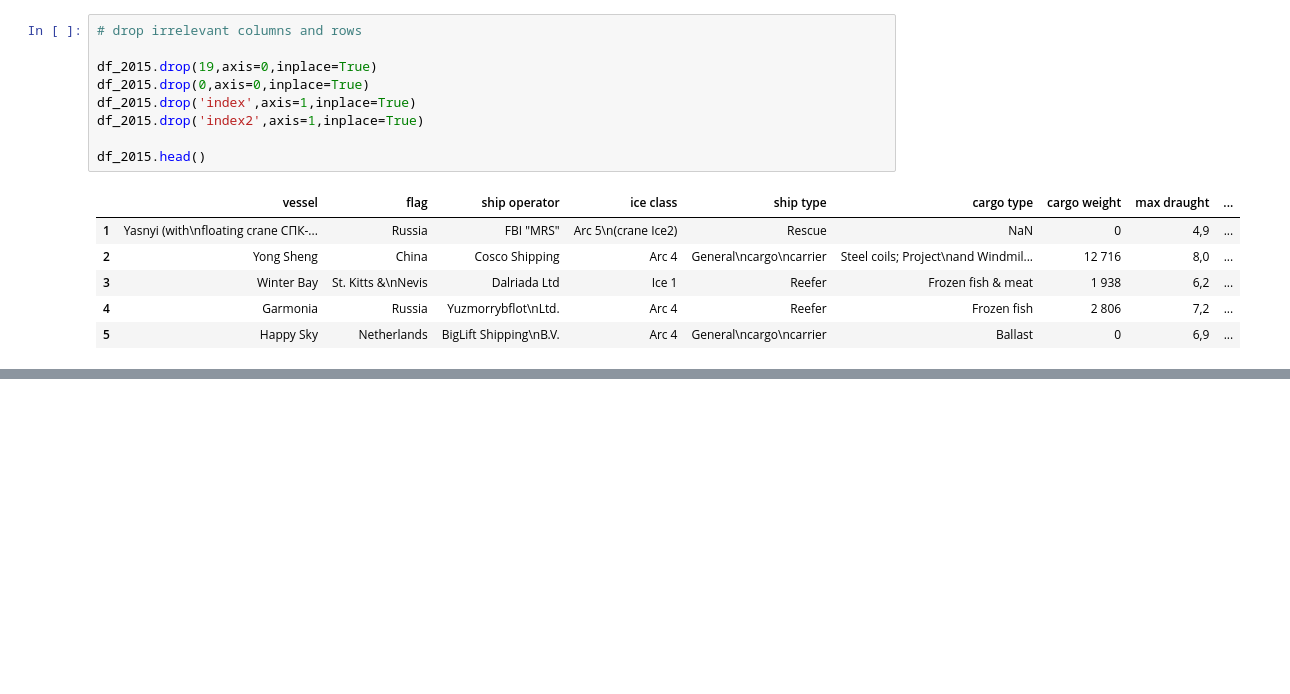
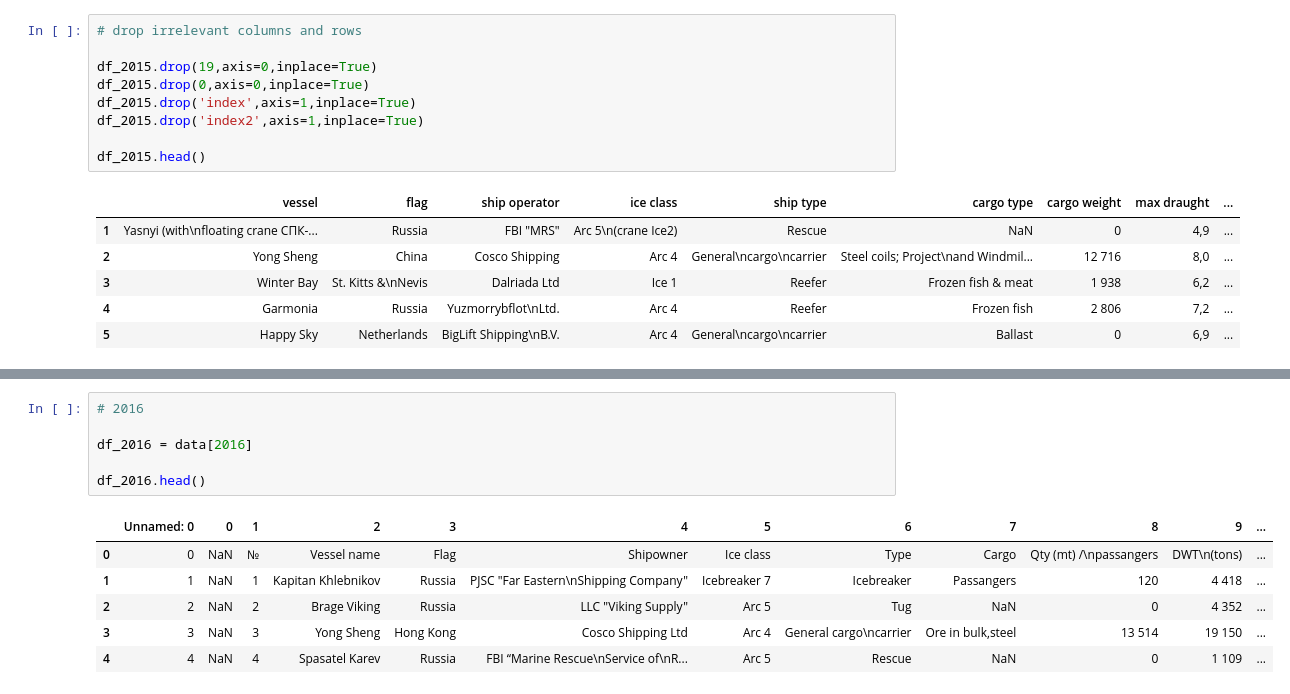
Before and after one commit to csmith454/nsr-project, a Jupyter notebook: nsr_data_wrangling.ipynb, the cells around one changed output, grey strips where cells are left out. Drawn from its saved outputs; the diff is of its cells as text; blank space fills up the shorter version.

```diff
--- a/nsr_data_wrangling.ipynb
+++ b/nsr_data_wrangling.ipynb
@@ -540,0 +625,13 @@ df_2015.head()
+# %%
+# 2016
+
+df_2016 = data[2016]
+
+df_2016.head()
+# %% [output]
+|  | Unnamed: 0 | 0 | 1 | 2 | 3 | 4 | 5 | 6 | 7 | 8 | 9 | ... |
+| 0 | 0 | NaN | № | Vessel name | Flag | Shipowner | Ice class | Type | Cargo | Qty (mt) /\npassangers | DWT\n(tons) | ... |
+| 1 | 1 | NaN | 1 | Kapitan Khlebnikov | Russia | PJSC "Far Eastern\nShipping Company" | Icebreaker 7 | Icebreaker | Passangers | 120 | 4 418 | ... |
+| 2 | 2 | NaN | 2 | Brage Viking | Russia | LLC "Viking Supply" | Arc 5 | Tug | NaN | 0 | 4 352 | ... |
+| 3 | 3 | NaN | 3 | Yong Sheng | Hong Kong | Cosco Shipping Ltd | Arc 4 | General cargo\ncarrier | Ore in bulk,steel | 13 514 | 19 150 | ... |
+| 4 | 4 | NaN | 4 | Spasatel Karev | Russia | FBI “Marine Rescue\nService of\nR... | Arc 5 | Rescue | NaN | 0 | 1 109 | ... |
```
Also changed, not shown: parts of 23 cells of this notebook.
